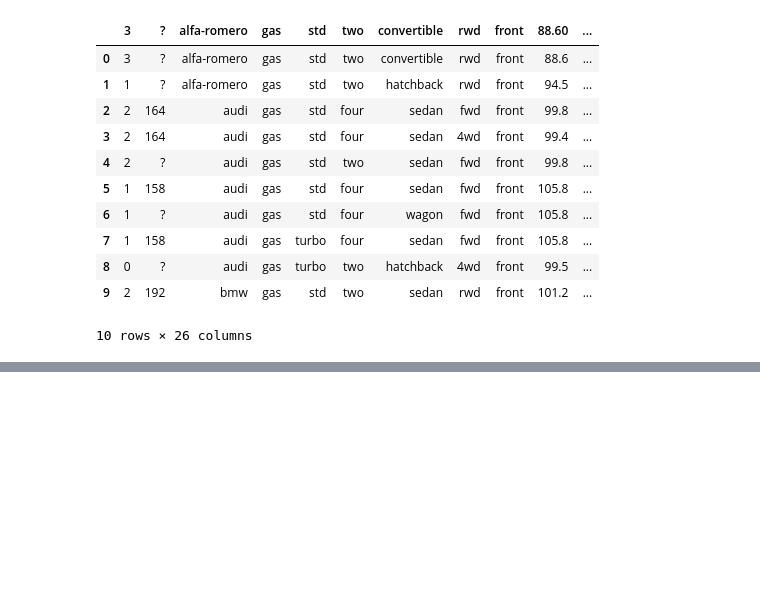
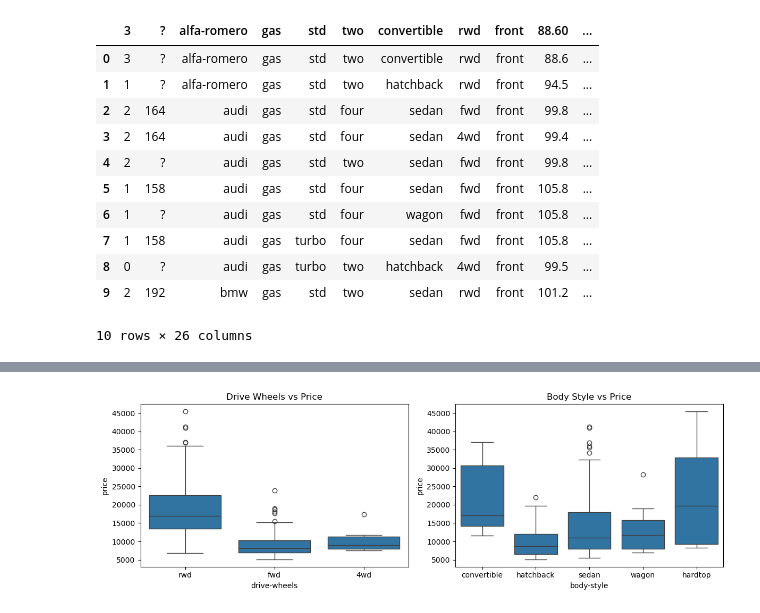
Before and after one commit to vmartinez4169-pixel/automobile-price-analysis, a Jupyter notebook: notebooks/jenelle_eda.ipynb, the cells around one changed output, grey strips where cells are left out. Cells and saved outputs as stored; diff of their text form; code cells hidden in the pictures; blank space fills up the shorter version.

```diff
--- a/notebooks/jenelle_eda.ipynb
+++ b/notebooks/jenelle_eda.ipynb
@@ -81,0 +94,16 @@ df_encoded = pd.get_dummies(df, columns=categorical_cols, drop_first=True, dtype
+# %%
+#  Categorical Price Drivers
+plt.figure(figsize=(12, 4))
+
+plt.subplot(1, 2, 1)
+sns.boxplot(data=df, x='drive-wheels', y='price')
+plt.title('Drive Wheels vs Price')
+
+plt.subplot(1, 2, 2)
+sns.boxplot(data=df, x='body-style', y='price')
+plt.title('Body Style vs Price')
+
+plt.tight_layout()
+plt.show()
+# %% [output]
+[figure, added]
```
Also changed, not shown: parts of 9 cells of this notebook, 3 other files.
